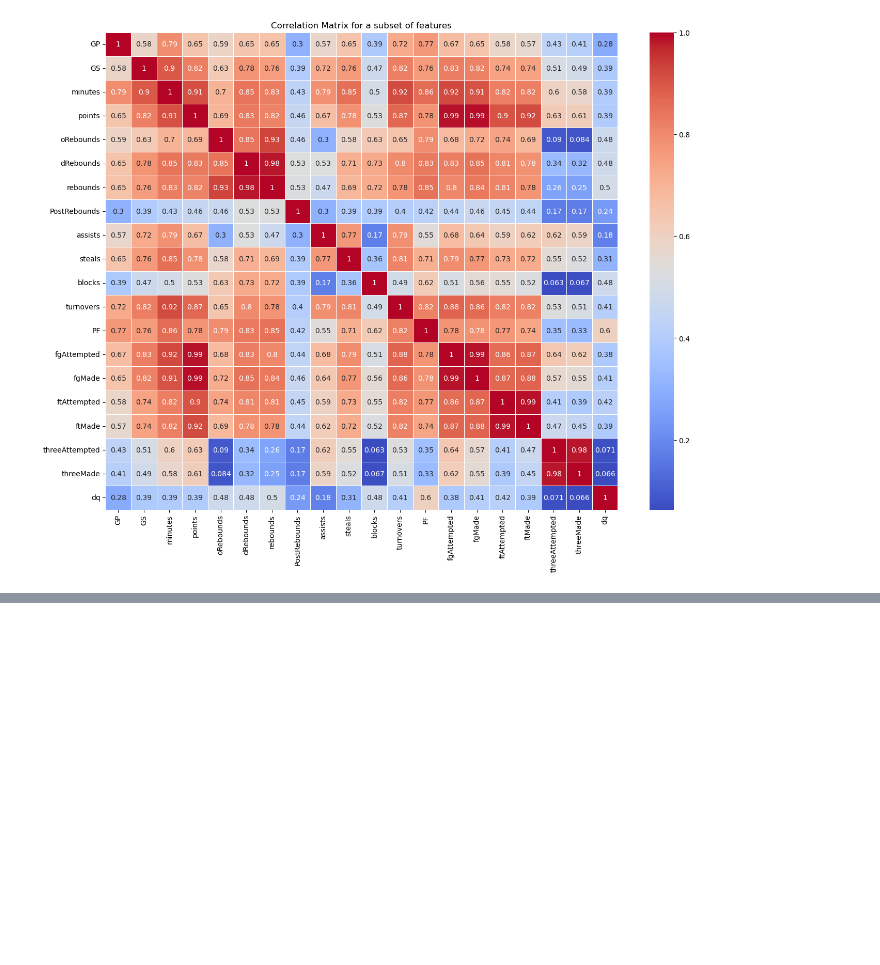
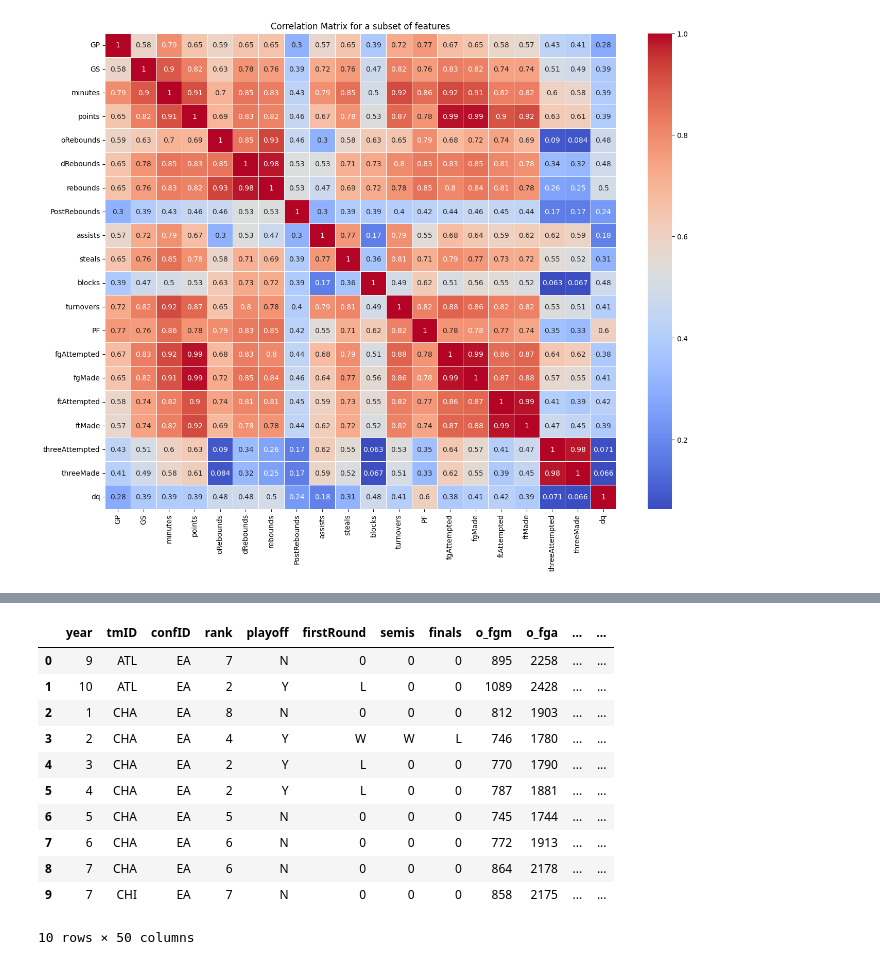
Before and after one commit to jmisidro/FEUP_ML, a Jupyter notebook: src/preparation.ipynb, the cells around one changed output, grey strips where cells are left out. Saved outputs shown, nothing was run; the diff lists cells and outputs as text; code cells hidden in the pictures; blank space fills up the shorter version.

```diff
--- a/src/preparation.ipynb
+++ b/src/preparation.ipynb
@@ -69,13 +43,10 @@ teams_post.drop('lgID', axis=1, inplace=True)
 series_post.drop(['lgIDWinner', 'lgIDLoser'], axis=1, inplace=True)
 # %%
 # We can drop 'lgID', since all values are 'WNBA'
-players_teams.drop('lgID', axis=1, inplace=True)
-teams_post.drop('lgID', axis=1, inplace=True)
-series_post.drop(['lgIDWinner', 'lgIDLoser'], axis=1, inplace=True)
 coaches.drop('lgID', axis=1, inplace=True)
 
-# drop stint_coach
-coaches.drop('stint', axis=1, inplace=True)
+# Rename the column 'stint' to 'stint_coach' to match the other dataframes
+coaches.rename(columns={'stint': 'stint_coach'}, inplace=True)
 # %%
 # We can drop 'firstseason', since all values are '0'
 players.drop('firstseason', axis=1, inplace=True)
@@ -147,7 +123,7 @@ plt.show()
 # %%
 # Drop the columns that are highly correlated
-teams.drop(['o_ftm','o_3pm','o_fgm','d_ftm','d_3pm','d_fgm'], axis=1, inplace=True)
-teams.drop(['o_oreb', 'o_dreb', 'd_oreb', 'd_dreb'], axis=1, inplace=True)
+#teams.drop(['o_ftm','o_3pm','o_fgm','d_ftm','d_3pm','d_fgm'], axis=1, inplace=True)
+#teams.drop(['o_oreb', 'o_dreb', 'd_oreb', 'd_dreb'], axis=1, inplace=True)
 # %%
 # Select a subset of features
 features = ['GP', 'GS', 'minutes',
@@ -405 +380,23 @@ merged_result = pd.merge(players_teams, merged_df, on=['playerID', 'year'], how=
+# %%
+# merge teams and teams_post on 'tmID' and 'year'
+teams_all = teams.merge(teams_post, on=['tmID', 'year'], how='left')
+
+teams_all.rename(columns={'W': 'post_W'}, inplace=True)
+teams_all.rename(columns={'L': 'post_L'}, inplace=True)
+
+teams_all.fillna(0, inplace=True)
+teams_all.head(10)
+# %% [output]
+|  | year | tmID | confID | rank | playoff | firstRound | semis | finals | o_fgm | o_fga | ... | ... |
+| 0 | 9 | ATL | EA | 7 | N | 0 | 0 | 0 | 895 | 2258 | ... | ... |
+| 1 | 10 | ATL | EA | 2 | Y | L | 0 | 0 | 1089 | 2428 | ... | ... |
+| 2 | 1 | CHA | EA | 8 | N | 0 | 0 | 0 | 812 | 1903 | ... | ... |
+| 3 | 2 | CHA | EA | 4 | Y | W | W | L | 746 | 1780 | ... | ... |
+| 4 | 3 | CHA | EA | 2 | Y | L | 0 | 0 | 770 | 1790 | ... | ... |
+| 5 | 4 | CHA | EA | 2 | Y | L | 0 | 0 | 787 | 1881 | ... | ... |
+| 6 | 5 | CHA | EA | 5 | N | 0 | 0 | 0 | 745 | 1744 | ... | ... |
+| 7 | 6 | CHA | EA | 6 | N | 0 | 0 | 0 | 772 | 1913 | ... | ... |
+| 8 | 7 | CHA | EA | 6 | N | 0 | 0 | 0 | 864 | 2178 | ... | ... |
+| 9 | 7 | CHI | EA | 7 | N | 0 | 0 | 0 | 858 | 2175 | ... | ... |
+10 rows × 50 columns
 # %%
```
Also changed, not shown: parts of 37 cells of this notebook, 4 other files.
